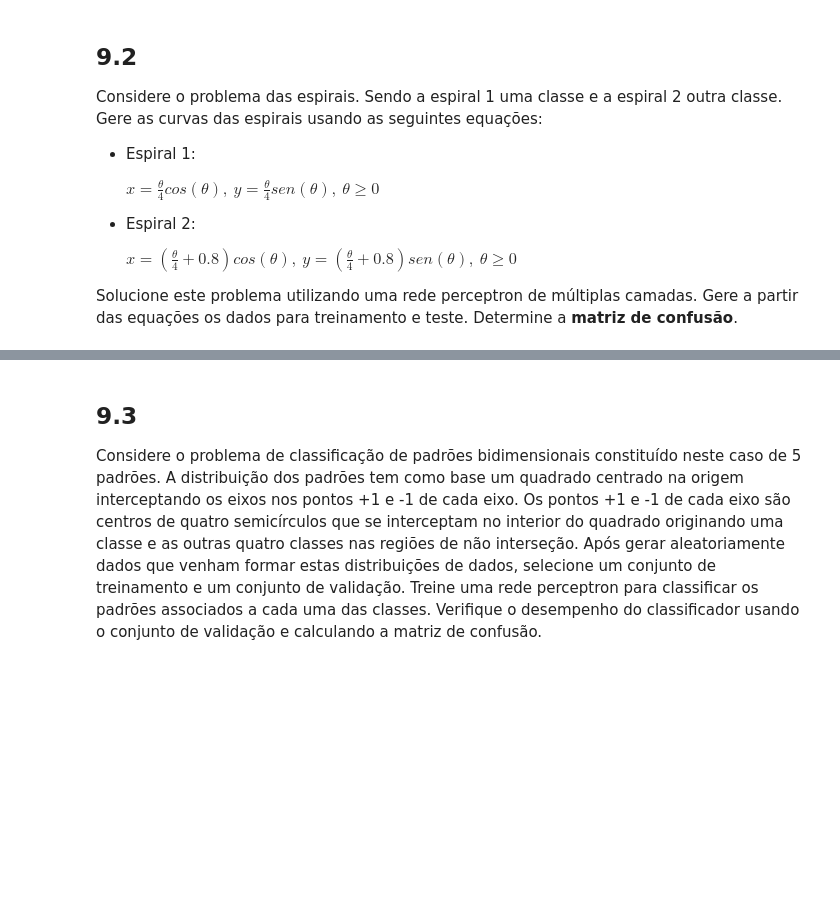
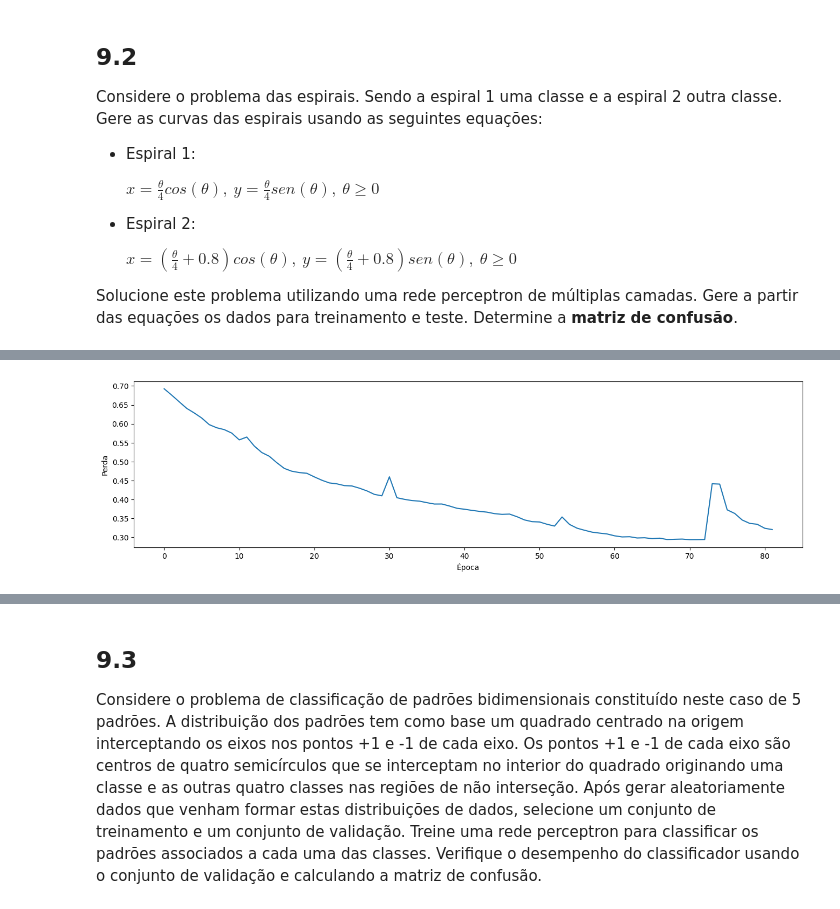
Before and after one commit to thiagotheiry05/Discicplinas-do-Mestrado, a Jupyter notebook: REDES NEURAIS E DEEP LEARNING/UNIDADE1/Questão9Lista1.ipynb, the cells around one changed output, grey strips where cells are left out. Saved outputs shown, nothing was run; the diff lists cells and outputs as text; code cells hidden in the pictures; blank space fills up the shorter version.

```diff
--- a/REDES NEURAIS E DEEP LEARNING/UNIDADE1/Questão9Lista1.ipynb
+++ b/REDES NEURAIS E DEEP LEARNING/UNIDADE1/Questão9Lista1.ipynb
@@ -206 +225,10 @@ conf_matrix = confusion_matrix(y_test, y_pred)
+# %%
+# Plotar o gráfico de perda durante o treinamento
+plt.figure(figsize=(16, 4))
+plt.plot(mlp.loss_curve_)
+plt.xlabel("Época")
+plt.ylabel("Perda")
+plt.show()
+# %% [output]
+[figure, added]
 # %%
```
Also changed, not shown: parts of 16 cells of this notebook.
